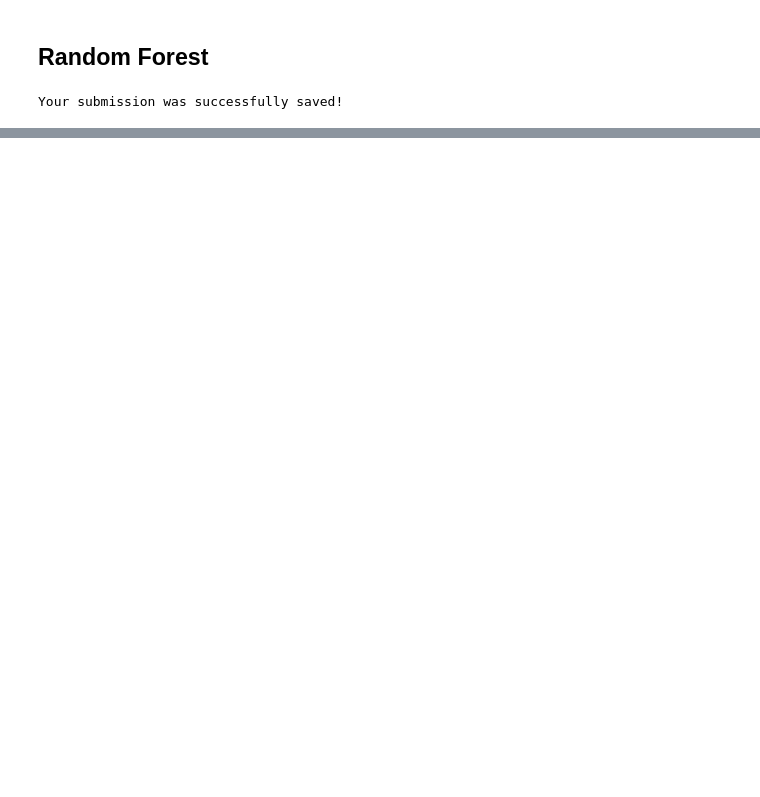
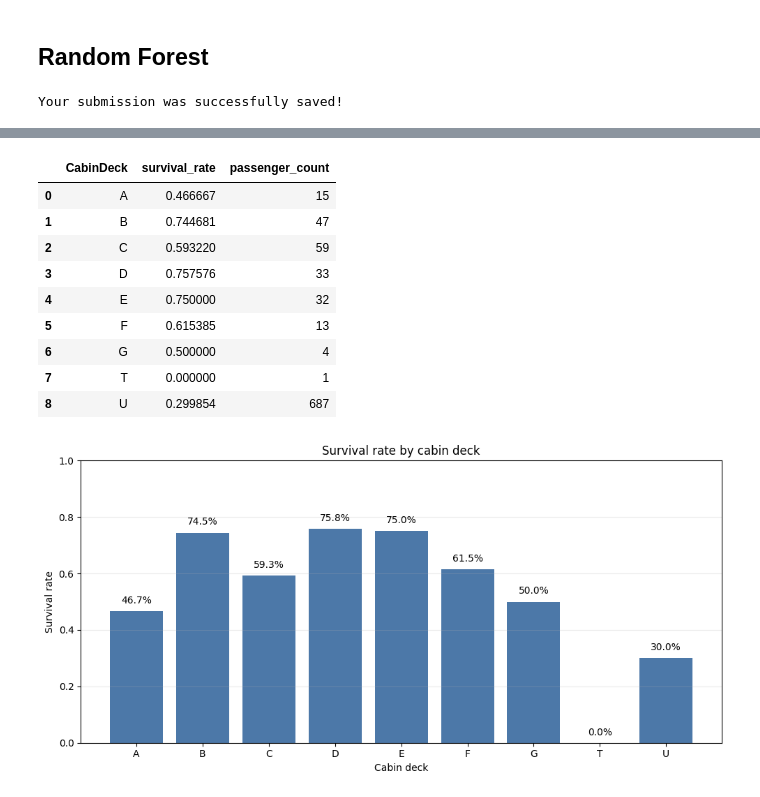
Before and after one commit to sparrow3314/my-neural-net, a Jupyter notebook: notebook/titanic.ipynb, the cells around one changed output, grey strips where cells are left out. Drawn from its saved outputs; the diff is of its cells as text; code cells hidden in the pictures; blank space fills up the shorter version.

```diff
--- a/notebook/titanic.ipynb
+++ b/notebook/titanic.ipynb
@@ -74,0 +144,49 @@ Your submission was successfully saved!
+# %%
+# 舱号-幸存者分析
+cabin_survival = train_data.copy()
+cabin_survival["CabinDeck"] = cabin_survival["Cabin"].fillna("Unknown").str[0]
+
+cabin_stats = (
+    cabin_survival.groupby("CabinDeck")
+    .agg(
+        survival_rate=("Survived", "mean"),
+        passenger_count=("Survived", "size"),
+    )
+    .reset_index()
+    .sort_values("CabinDeck")
+)
+
+display(cabin_stats)
+
+fig, ax = plt.subplots(figsize=(10, 5))
+bars = ax.bar(cabin_stats["CabinDeck"], cabin_stats["survival_rate"], color="#4C78A8")
+
+ax.set_title("Survival rate by cabin deck")
+ax.set_xlabel("Cabin deck")
+ax.set_ylabel("Survival rate")
+ax.set_ylim(0, 1)
+ax.grid(axis="y", alpha=0.25)
+
+for bar, rate in zip(bars, cabin_stats["survival_rate"]):
+    ax.text(
+        bar.get_x() + bar.get_width() / 2,
+        bar.get_height() + 0.02,
+        f"{rate:.1%}",
+        ha="center",
+        va="bottom",
+    )
+
+plt.tight_layout()
+plt.show()
+# %% [output]
+|  | CabinDeck | survival_rate | passenger_count |
+| 0 | A | 0.466667 | 15 |
+| 1 | B | 0.744681 | 47 |
+| 2 | C | 0.593220 | 59 |
+| 3 | D | 0.757576 | 33 |
+| 4 | E | 0.750000 | 32 |
+| 5 | F | 0.615385 | 13 |
+| 6 | G | 0.500000 | 4 |
+| 7 | T | 0.000000 | 1 |
+| 8 | U | 0.299854 | 687 |
+[figure, added]
```
Also changed, not shown: parts of 13 cells of this notebook.
